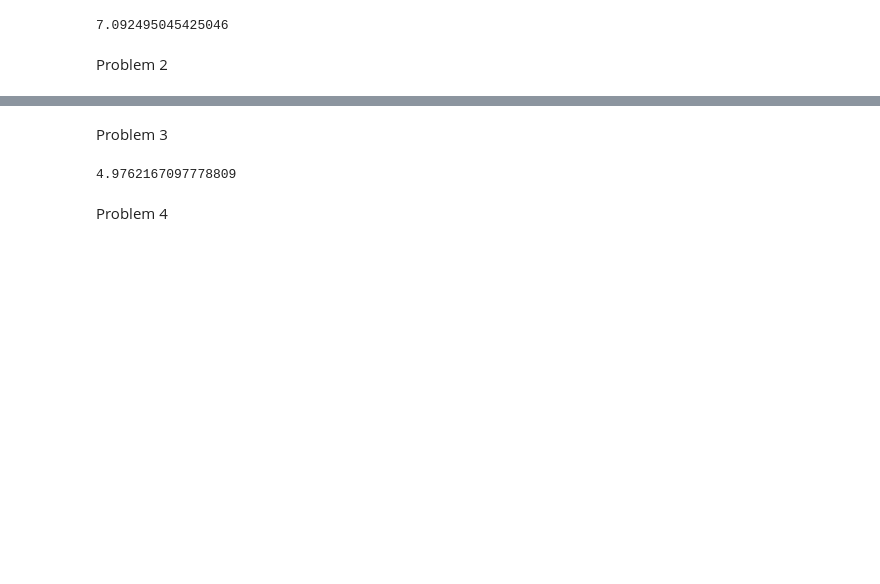
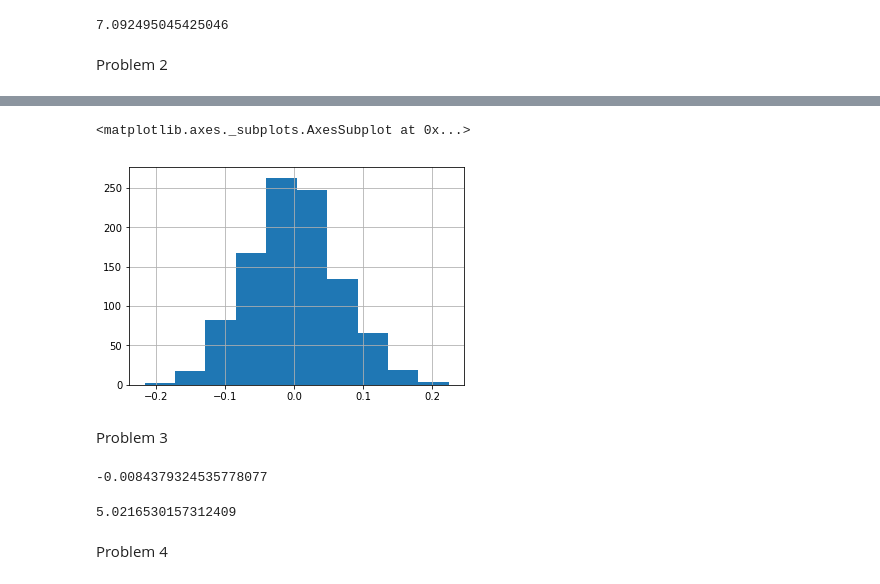
Before and after one commit to carolineeeyao/DSLAB, a Jupyter notebook: Lab1.ipynb, the cells around one changed output, grey strips where cells are left out. Drawn from its saved outputs; the diff is of its cells as text; code cells hidden in the pictures; blank space fills up the shorter version.

```diff
--- a/Lab1.ipynb
+++ b/Lab1.ipynb
@@ -51,14 +67,26 @@ Problem 2
+# %%
+n=250
+dist2 = np.random.choice([1,-1],(n,1000))
+bernSeries = pd.Series(dist2.mean(0))
+bernSeries.hist()
+# %% [output]
+<matplotlib.axes._subplots.AxesSubplot at 0x...>
+[figure, added]
 # %% [markdown]
 Problem 3
 # %%
 gauss3 = np.random.normal(0,5,25000)
 mean3 = gauss3.sum()/gauss3.size
+mean3
+# %% [output]
+-0.0084379324535778077
-# %%
-diff = gauss3 - mean3
-distance = diff * diff
-stddev = np.sqrt(distance.sum()/distance.size)
-# %% [output]
-4.9762167097778809
+# %%
+diff3 = gauss3 - mean3
+distance3 = diff3**2
+stddev3 = np.sqrt(distance3.sum()/distance3.size)
+stddev3
+# %% [output]
+5.0216530157312409
 # %% [markdown]
 Problem 4
 # %%
```
Also changed, not shown: parts of 7 cells of this notebook.
